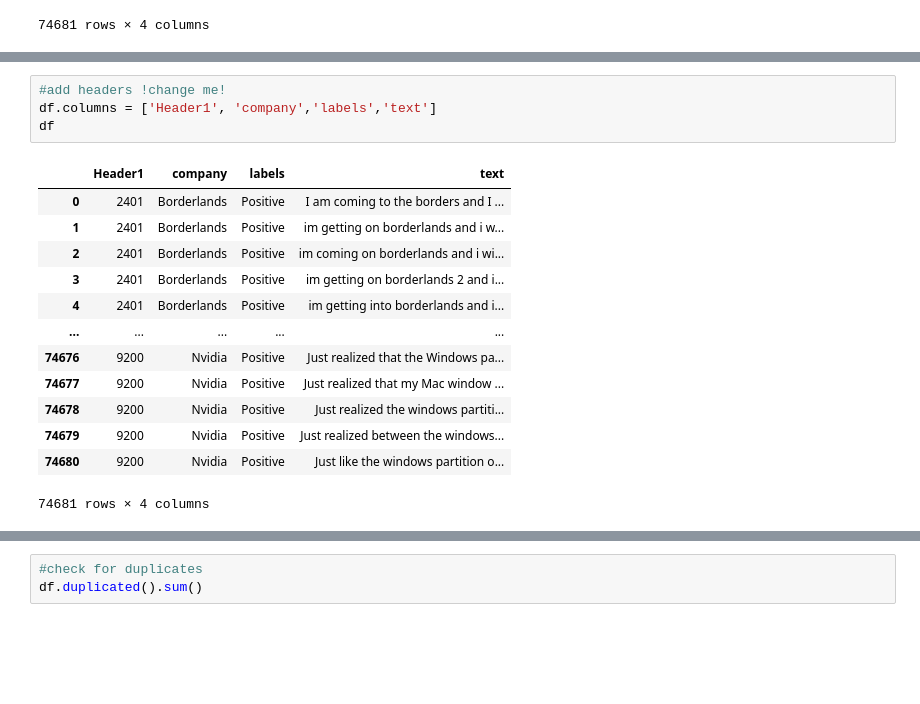
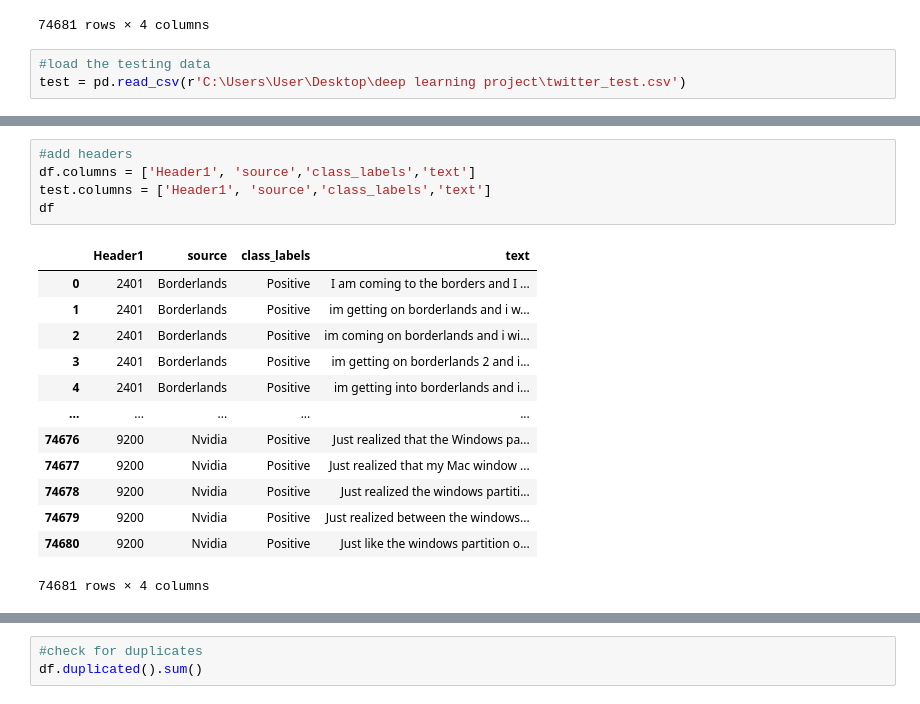
Before and after one commit to gpalaskas/Sentiment-analysis, a Jupyter notebook: sa_twitter.ipynb, the cells around one changed output, grey strips where cells are left out. Cells and saved outputs as stored; diff of their text form; blank space fills up the shorter version.

```diff
--- a/sa_twitter.ipynb
+++ b/sa_twitter.ipynb
@@ -18,3 +18,6 @@ df
 | 74679 | 9200 | Nvidia | Positive | Just realized between the windows... |
 | 74680 | 9200 | Nvidia | Positive | Just like the windows partition o... |
 74681 rows × 4 columns
+# %%
+#load the testing data
+test = pd.read_csv(r'C:\Users\User\Desktop\deep learning project\twitter_test.csv')
@@ -21,9 +40,10 @@ df
 # %%
-#add headers !change me!
-df.columns = ['Header1', 'company','labels','text']
+#add headers
+df.columns = ['Header1', 'source','class_labels','text']
+test.columns = ['Header1', 'source','class_labels','text']
 df
 # %% [output]
-|  | Header1 | company | labels | text |
+|  | Header1 | source | class_labels | text |
 | 0 | 2401 | Borderlands | Positive | I am coming to the borders and I ... |
 | 1 | 2401 | Borderlands | Positive | im getting on borderlands and i w... |
 | 2 | 2401 | Borderlands | Positive | im coming on borderlands and i wi... |
```
Also changed, not shown: parts of 32 cells of this notebook.
